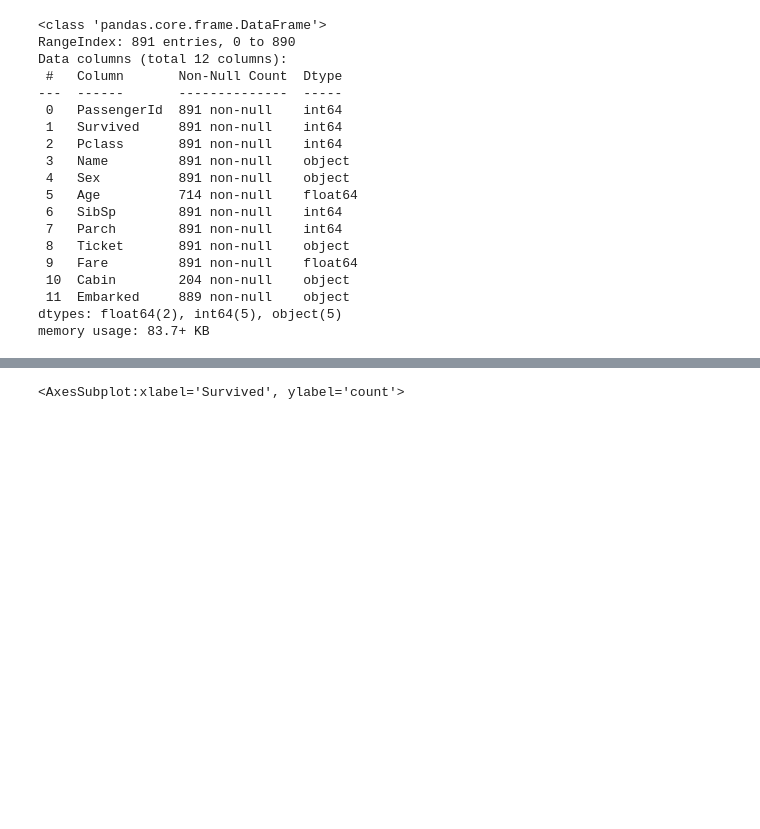
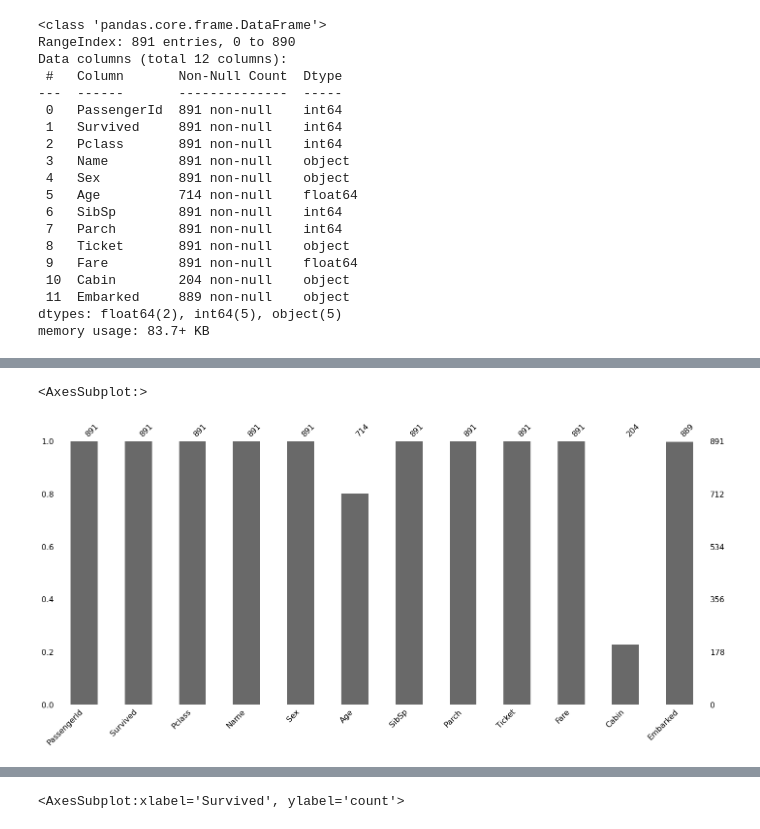
Before and after one commit to vilquer/Python, a Jupyter notebook: 02 - Cursos/Cursos_Udemy-Python-Data-Science-and-Machine-Learning/Meus-Dados/5. Machine Learning/02 Regressão Logística/Acompanhamento.ipynb, the cells around one changed output, grey strips where cells are left out. Saved outputs shown, nothing was run; the diff lists cells and outputs as text; code cells hidden in the pictures; blank space fills up the shorter version.

```diff
--- a/02 - Cursos/Cursos_Udemy-Python-Data-Science-and-Machine-Learning/Meus-Dados/5. Machine Learning/02 Regressão Logística/Acompanhamento.ipynb
+++ b/02 - Cursos/Cursos_Udemy-Python-Data-Science-and-Machine-Learning/Meus-Dados/5. Machine Learning/02 Regressão Logística/Acompanhamento.ipynb
@@ -54,0 +62,5 @@ memory usage: 83.7+ KB
+# %%
+    msno.bar(train)
+# %% [output]
+<AxesSubplot:>
+[figure, added]
```
Also changed, not shown: parts of 10 cells of this notebook, 5 other files.
